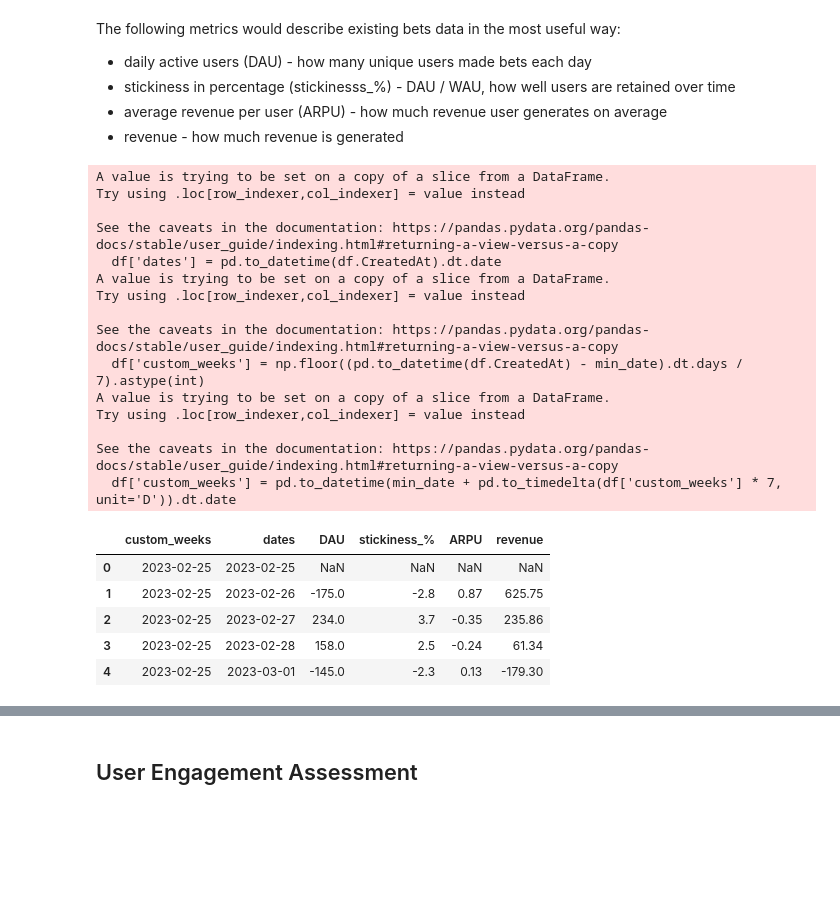
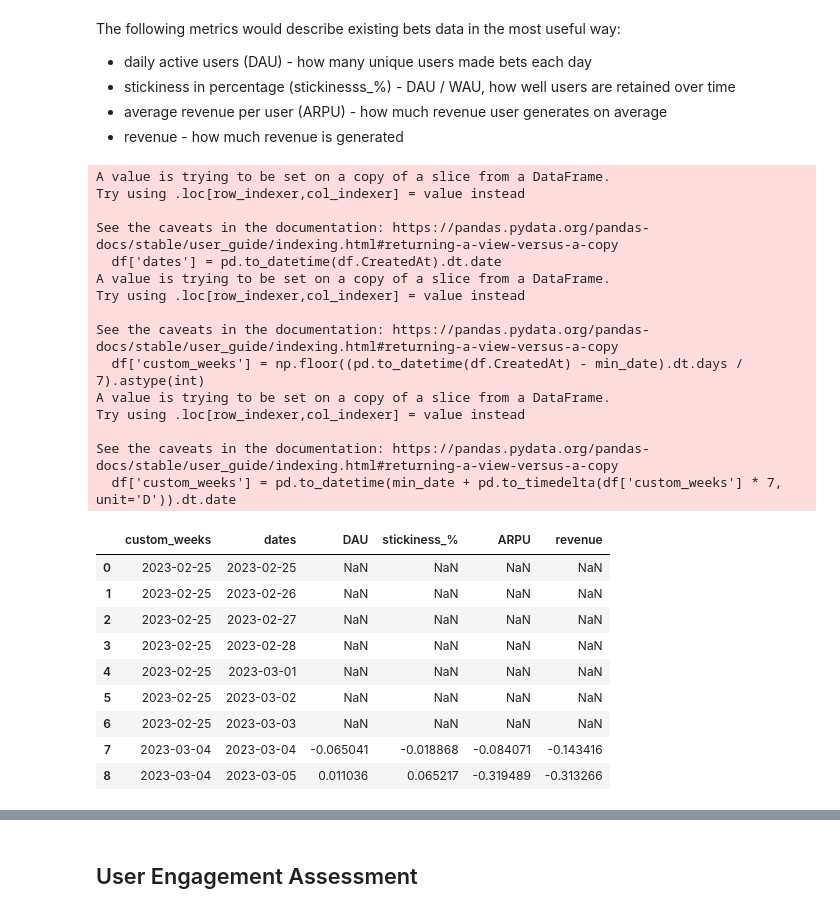
Before and after one commit to stasbub/seed, a Jupyter notebook: src/Aviatrix/aviatrix.ipynb, the cells around one changed output, grey strips where cells are left out. Cells and saved outputs as stored; diff of their text form; code cells hidden in the pictures; blank space fills up the shorter version.

```diff
--- a/src/Aviatrix/aviatrix.ipynb
+++ b/src/Aviatrix/aviatrix.ipynb
@@ -180,36 +180,40 @@ metrics_by_weeks['ARPU'] = metrics_by_weeks.ARPU.round(2)
 metrics_by_weeks['stickiness_%'] = ((metrics_by_weeks.DAU / metrics_by_weeks.WAU) * 100).round(1)
 
 move_WAU = metrics_by_weeks.pop('WAU')
 metrics_by_weeks.insert(3, move_WAU.name, move_WAU)
 
 move_stickiness = metrics_by_weeks.pop('stickiness_%')
 metrics_by_weeks.insert(4, move_stickiness.name, move_stickiness)
 
 metrics_by_weeks['custom_weeks'] = pd.to_datetime(metrics_by_weeks.custom_weeks)
-metrics_by_weeks = metrics_by_weeks.set_index(['custom_weeks', 'dates']).diff().reset_index()
+metrics_by_weeks = metrics_by_weeks.set_index(['custom_weeks', 'dates']).pct_change(7).reset_index()
 
 metrics_by_weeks = metrics_by_weeks.drop('WAU', axis=1)
 
-metrics_by_weeks.head()
+metrics_by_weeks.head(9)
 # %% [output]
 A value is trying to be set on a copy of a slice from a DataFrame.
 Try using .loc[row_indexer,col_indexer] = value instead
 
 See the caveats in the documentation: https://pandas.pydata.org/pandas-docs/stable/user_guide/indexing.html#returning-a-view-versus-a-copy
   df['dates'] = pd.to_datetime(df.CreatedAt).dt.date
 A value is trying to be set on a copy of a slice from a DataFrame.
 Try using .loc[row_indexer,col_indexer] = value instead
 
 See the caveats in the documentation: https://pandas.pydata.org/pandas-docs/stable/user_guide/indexing.html#returning-a-view-versus-a-copy
   df['custom_weeks'] = np.floor((pd.to_datetime(df.CreatedAt) - min_date).dt.days / 7).astype(int)
 A value is trying to be set on a copy of a slice from a DataFrame.
 Try using .loc[row_indexer,col_indexer] = value instead
 
 See the caveats in the documentation: https://pandas.pydata.org/pandas-docs/stable/user_guide/indexing.html#returning-a-view-versus-a-copy
   df['custom_weeks'] = pd.to_datetime(min_date + pd.to_timedelta(df['custom_weeks'] * 7, unit='D')).dt.date
 |  | custom_weeks | dates | DAU | stickiness_% | ARPU | revenue |
 | 0 | 2023-02-25 | 2023-02-25 | NaN | NaN | NaN | NaN |
-| 1 | 2023-02-25 | 2023-02-26 | -175.0 | -2.8 | 0.87 | 625.75 |
-| 2 | 2023-02-25 | 2023-02-27 | 234.0 | 3.7 | -0.35 | 235.86 |
-| 3 | 2023-02-25 | 2023-02-28 | 158.0 | 2.5 | -0.24 | 61.34 |
-| 4 | 2023-02-25 | 2023-03-01 | -145.0 | -2.3 | 0.13 | -179.30 |
+| 1 | 2023-02-25 | 2023-02-26 | NaN | NaN | NaN | NaN |
+| 2 | 2023-02-25 | 2023-02-27 | NaN | NaN | NaN | NaN |
+| 3 | 2023-02-25 | 2023-02-28 | NaN | NaN | NaN | NaN |
+| 4 | 2023-02-25 | 2023-03-01 | NaN | NaN | NaN | NaN |
+| 5 | 2023-02-25 | 2023-03-02 | NaN | NaN | NaN | NaN |
+| 6 | 2023-02-25 | 2023-03-03 | NaN | NaN | NaN | NaN |
+| 7 | 2023-03-04 | 2023-03-04 | -0.065041 | -0.018868 | -0.084071 | -0.143416 |
+| 8 | 2023-03-04 | 2023-03-05 | 0.011036 | 0.065217 | -0.319489 | -0.313266 |
```
Also changed, not shown: parts of 11 cells of this notebook.
